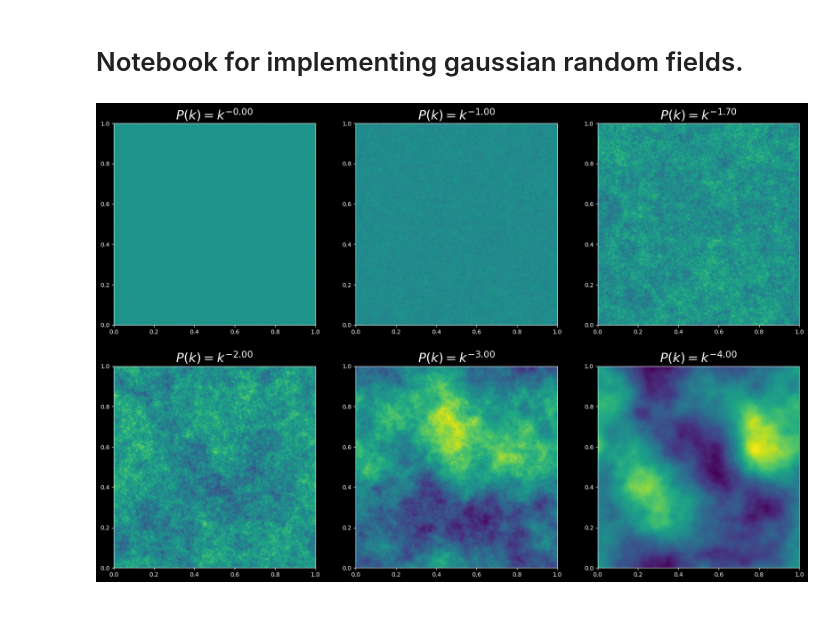
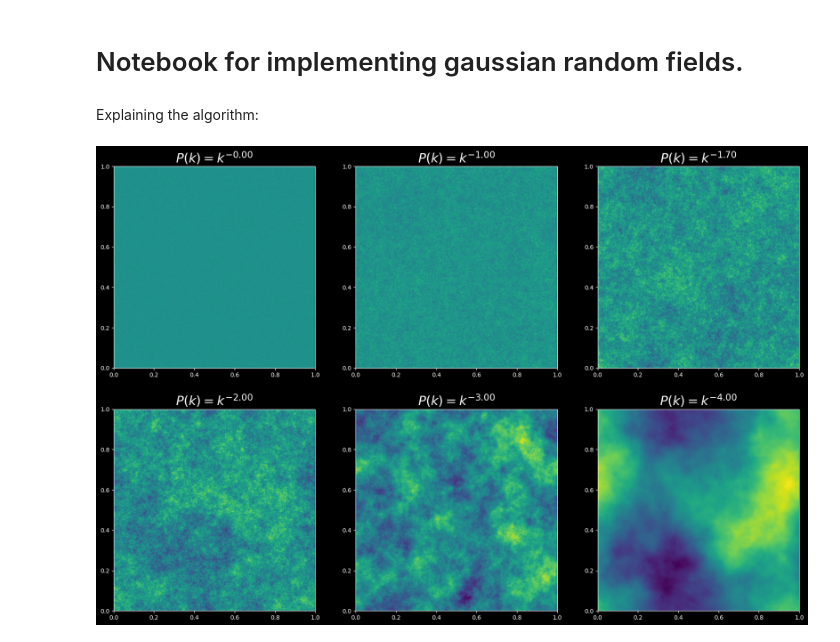
Before and after one commit to sparxastronomy/Nbody, a Jupyter notebook: nbody_advance/components/GaussianRandomField/GRF.ipynb, the cells around one changed output. Drawn from its saved outputs; the diff is of its cells as text; code cells hidden in the pictures; blank space fills up the shorter version.

Commit message:
Added Gaussian Random Field generator

```diff
--- a/nbody_advance/components/GaussianRandomField/GRF.ipynb
+++ b/nbody_advance/components/GaussianRandomField/GRF.ipynb
@@ -11,6 +11,8 @@ import numpy as np
 
 # importing modules for plotting
 import matplotlib.pyplot as plt
+# %% [markdown]
+Explaining the algorithm:
 # %%
 def fftpoints(size):
     """
@@ -74,22 +78,22 @@ def gaussian_random_field(alpha = 3.0,
 # %%
 if __name__=='__main__':
     # defining array with different alpha values
     n = np.array([0,1,1.7,2,3,4])
 
     # computing and ploting GRFs
     fig, ax = plt.subplots(2,3, figsize=(21,14), dpi=100,
                             gridspec_kw={'hspace':0.2, 'wspace':0.2})
     j,k=0,0
     for i in range(6):
-        grf = gaussian_random_field(alpha = n[i], size=4096, Normalize=True)
+        grf = gaussian_random_field(alpha = n[i], size=2048, Normalize=True)
         ax[j,k].imshow(grf, origin='lower', extent=[0,1,0,1])
         ax[j,k].set_title('$P(k)=k^{-%2.2f}$'%n[i], fontsize=22)
 
         k+=1
         if k==3:
             j+=1
             k=0
 
-    plt.savefig('GRF.jpg', bbox_inches='tight', dpi=300)
+    #plt.savefig('GRF.jpg', bbox_inches='tight', dpi=300)
 # %% [output]
-[figure, old version]
+[figure, new version]
```
Also changed, not shown: parts of 2 cells of this notebook, 5 other files.
